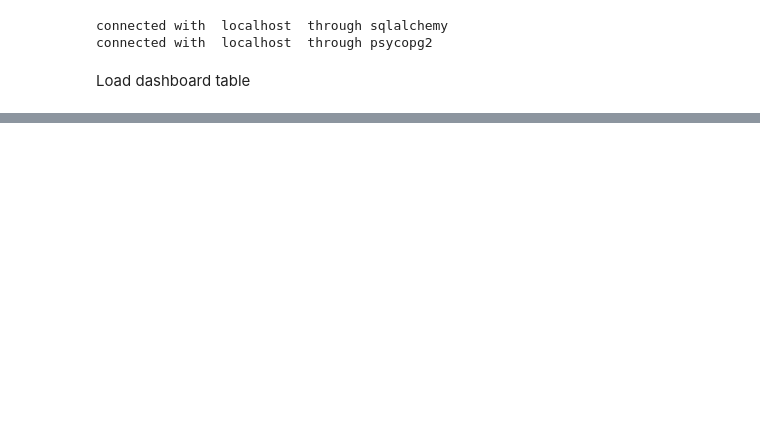
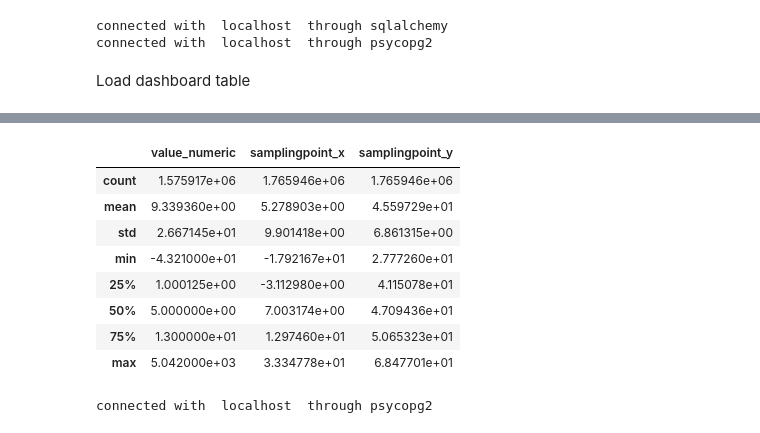
Before and after one commit to carls31/software-engineering-for-geoinformatics-assignment, a Jupyter notebook: se4g_JupyterDash_demo -Angix.ipynb, the cells around one changed output, grey strips where cells are left out. Drawn from its saved outputs; the diff is of its cells as text; code cells hidden in the pictures; blank space fills up the shorter version.

```diff
--- a/se4g_JupyterDash_demo -Angix.ipynb
+++ b/se4g_JupyterDash_demo -Angix.ipynb
@@ -67,7 +64,25 @@ print(f"Formatted datetime objects: {formatted_datetimes.max()}")
+# %%
+df_pollutant.describe()
+# %% [output]
+|  | value_numeric | samplingpoint_x | samplingpoint_y |
+| count | 1.575917e+06 | 1.765946e+06 | 1.765946e+06 |
+| mean | 9.339360e+00 | 5.278903e+00 | 4.559729e+01 |
+| std | 2.667145e+01 | 9.901418e+00 | 6.861315e+00 |
+| min | -4.321000e+01 | -1.792167e+01 | 2.777260e+01 |
+| 25% | 1.000125e+00 | -3.112980e+00 | 4.115078e+01 |
+| 50% | 5.000000e+00 | 7.003174e+00 | 4.709436e+01 |
+| 75% | 1.300000e+01 | 1.297460e+01 | 5.065323e+01 |
+| max | 5.042000e+03 | 3.334778e+01 | 6.847701e+01 |
 # %%
 #from this we will obtain a df that contains all the columns and the rows of our station table
+
+conn = connect_right_now()
 table_name = 'station'
 
-df_station=create_df_from_table(table_name)
+df_station=create_df_from_table(table_name, conn)
+
+df_station.head()
+# %% [output]
+connected with  localhost  through psycopg2
 # %%
 df_station.head()
```
Also changed, not shown: parts of 23 cells of this notebook.
